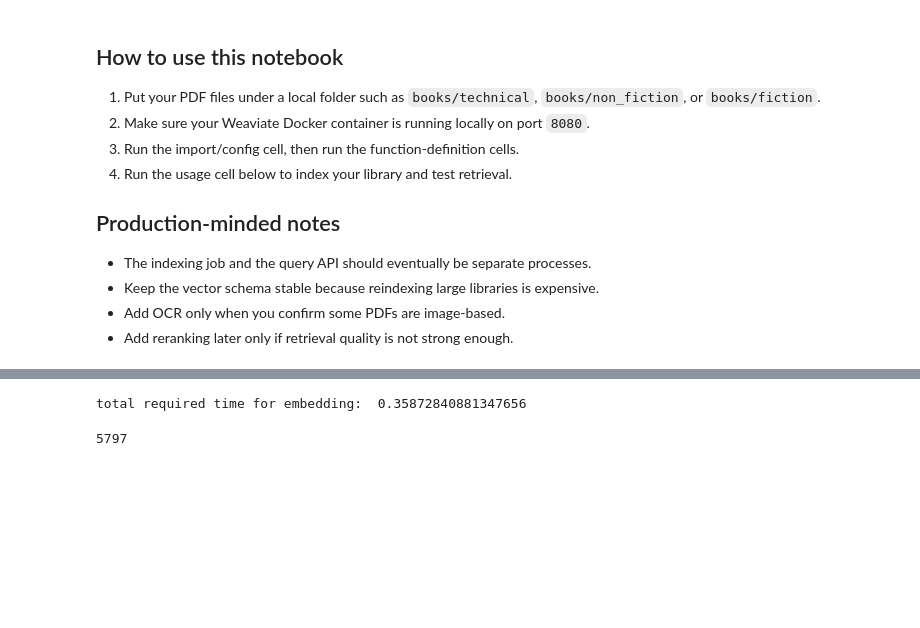
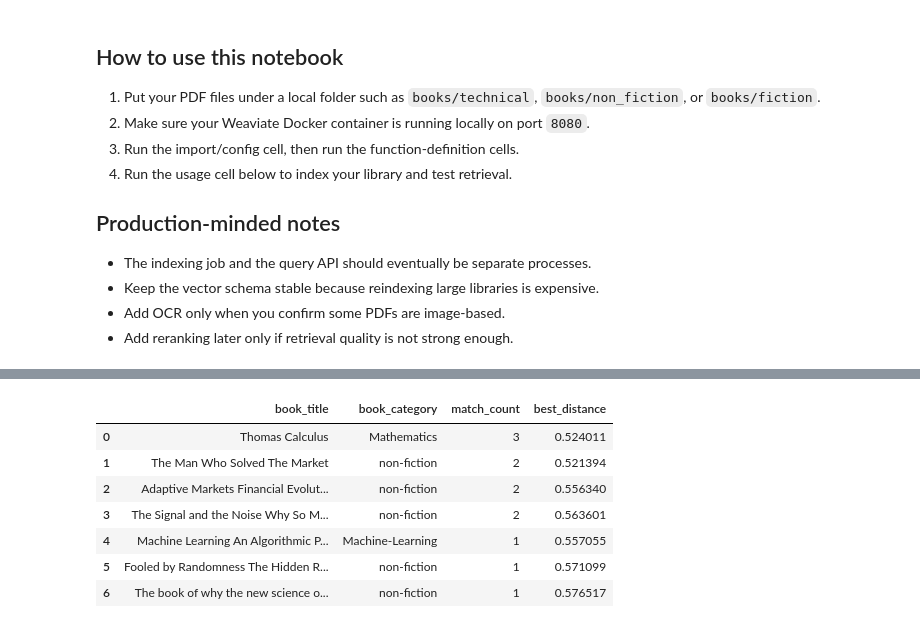
Before and after one commit to jasonklau328ml/RAG_project, a Jupyter notebook: notebook/main.ipynb, the cells around one changed output, grey strips where cells are left out. Drawn from its saved outputs; the diff is of its cells as text; code cells hidden in the pictures; blank space fills up the shorter version.

```diff
--- a/notebook/main.ipynb
+++ b/notebook/main.ipynb
@@ -528,11 +531,0 @@ chunk_record
-# %%
-records = collect_chunk_records(PDF_ROOT)
-t1 = time.time()
-vectors = embed_texts([record.text for record in records[:5]], model_name=EMBEDDING_MODEL_NAME)
-print('total required time for embedding: ', time.time() - t1)
-# %% [output]
-total required time for embedding:  0.35872840881347656
-# %%
-len(sample_records)
-# %% [output]
-5797
@@ -538,0 +541,11 @@ len(sample_records)
+# %%
+relevant_books
+# %% [output]
+|  | book_title | book_category | match_count | best_distance |
+| 0 | Thomas Calculus | Mathematics | 3 | 0.524011 |
+| 1 | The Man Who Solved The Market | non-fiction | 2 | 0.521394 |
+| 2 | Adaptive Markets Financial Evolut... | non-fiction | 2 | 0.556340 |
+| 3 | The Signal and the Noise Why So M... | non-fiction | 2 | 0.563601 |
+| 4 | Machine Learning An Algorithmic P... | Machine-Learning | 1 | 0.557055 |
+| 5 | Fooled by Randomness The Hidden R... | non-fiction | 1 | 0.571099 |
+| 6 | The book of why the new science o... | non-fiction | 1 | 0.576517 |
```
Also changed, not shown: parts of 12 cells of this notebook, 1 other file.
